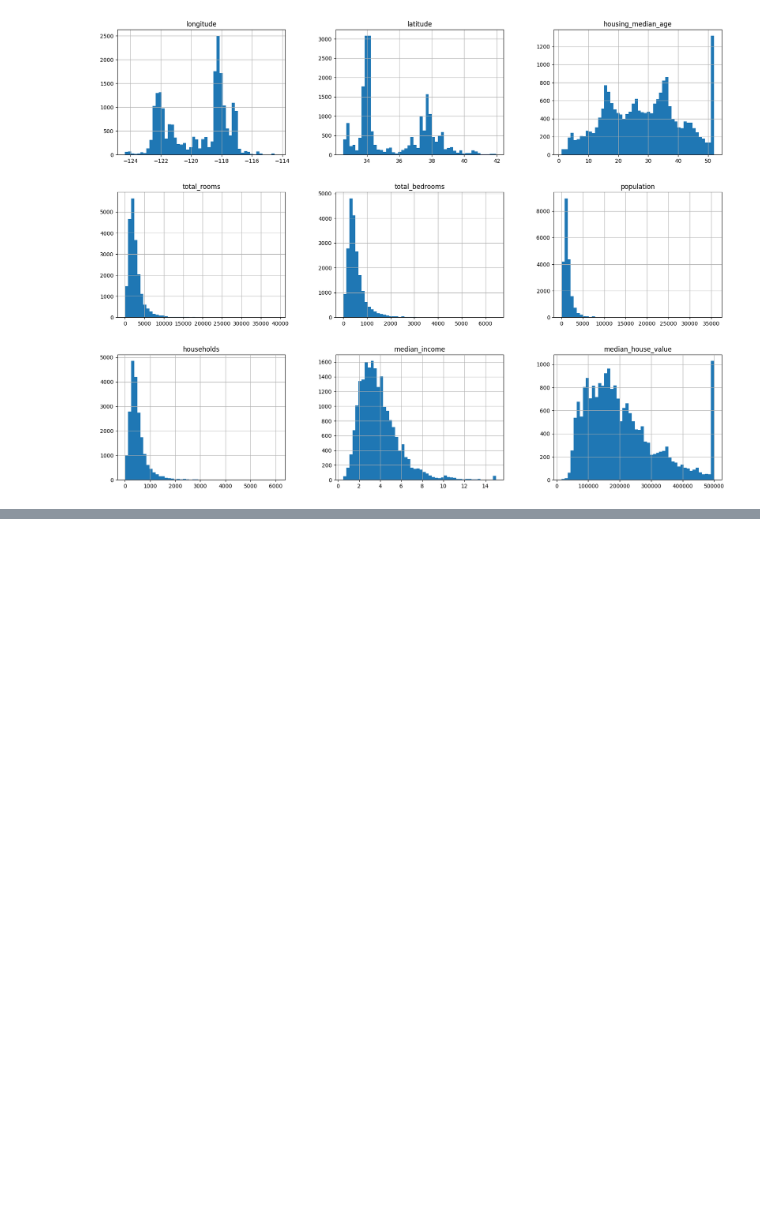
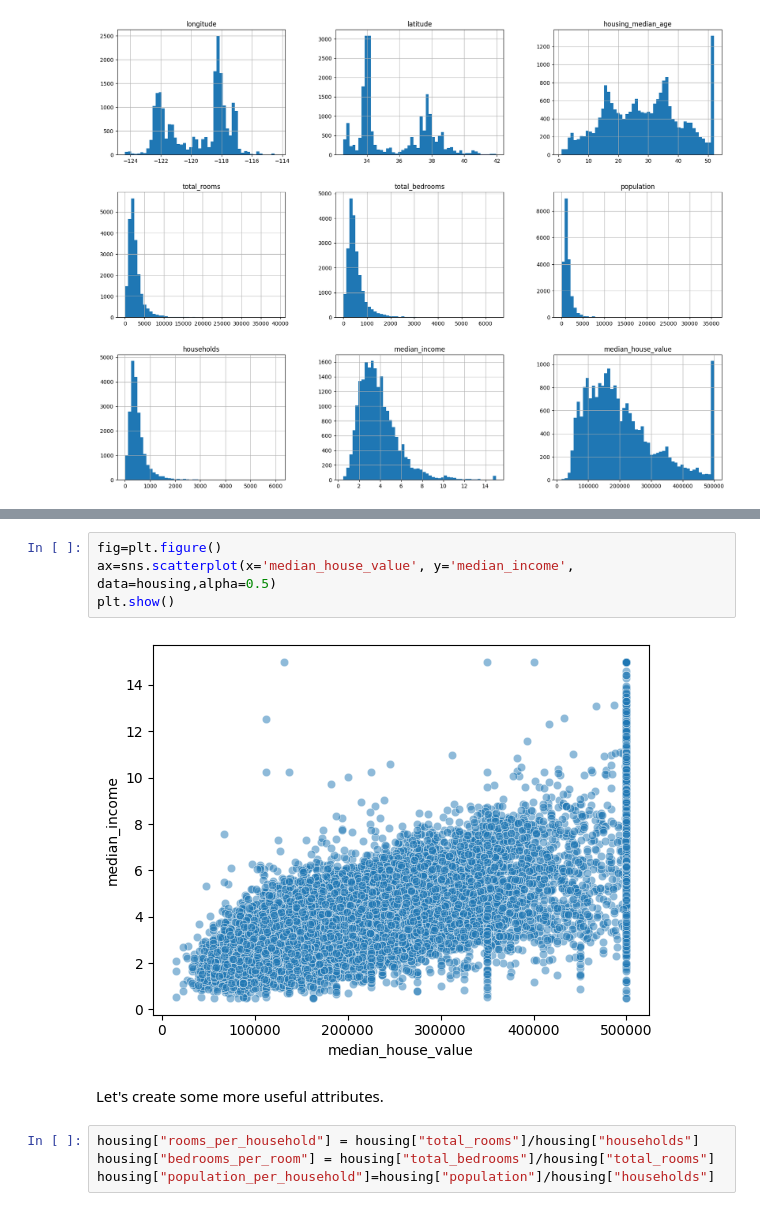
Before and after one commit to gagan-bajwa/house-price-prediction, a Jupyter notebook: housing.ipynb, the cells around one changed output, grey strips where cells are left out. Saved outputs shown, nothing was run; the diff lists cells and outputs as text; blank space fills up the shorter version.

```diff
--- a/housing.ipynb
+++ b/housing.ipynb
@@ -87,0 +156,12 @@ plt.show()
+# %%
+fig=plt.figure()
+ax=sns.scatterplot(x='median_house_value', y='median_income', data=housing,alpha=0.5)
+plt.show()
+# %% [output]
+[figure, added]
+# %% [markdown]
+Let's create some more useful attributes.
+# %%
+housing["rooms_per_household"] = housing["total_rooms"]/housing["households"]
+housing["bedrooms_per_room"] = housing["total_bedrooms"]/housing["total_rooms"]
+housing["population_per_household"]=housing["population"]/housing["households"]
```
Also changed, not shown: parts of 54 cells of this notebook, 1 other file.
